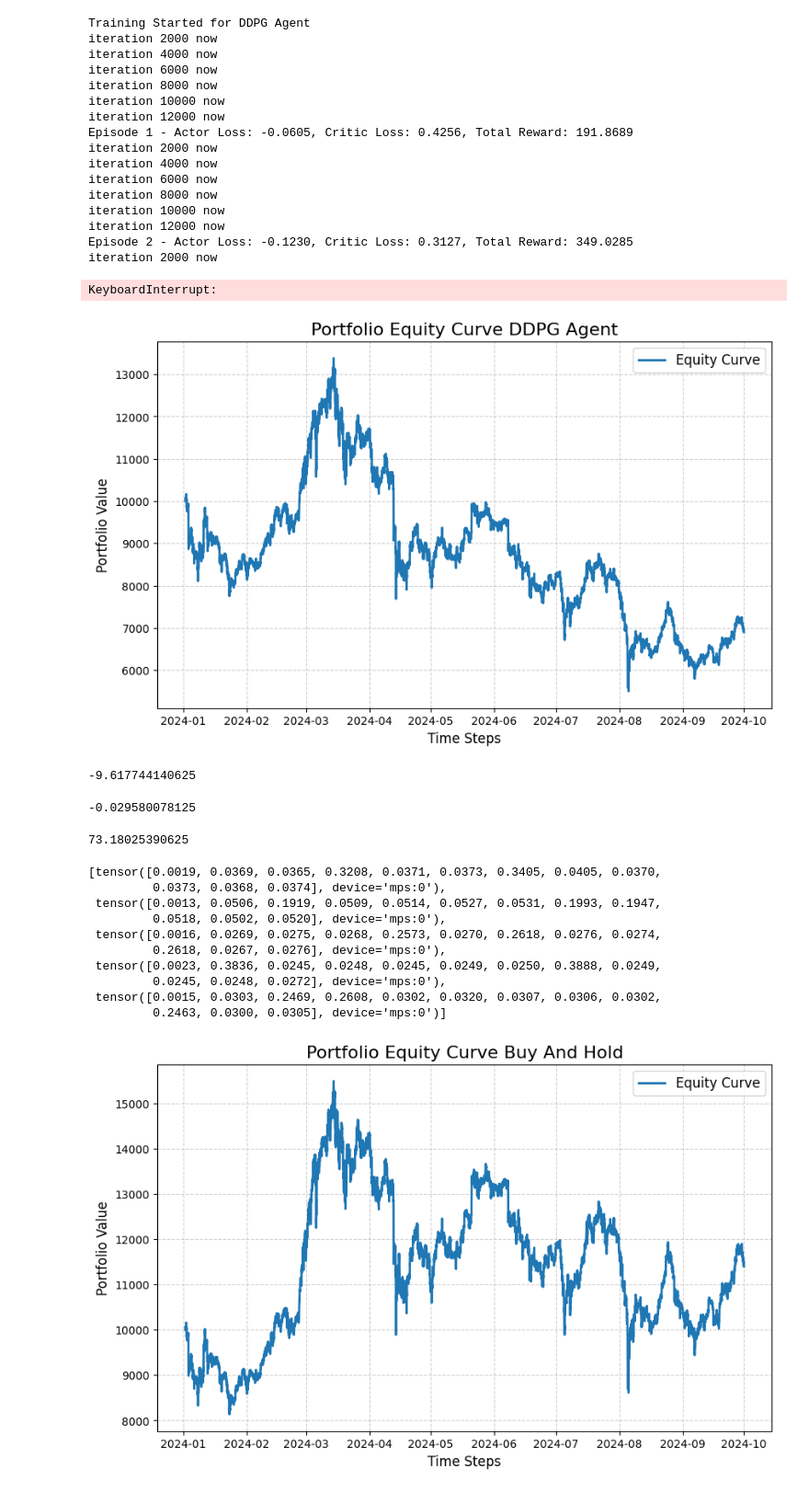
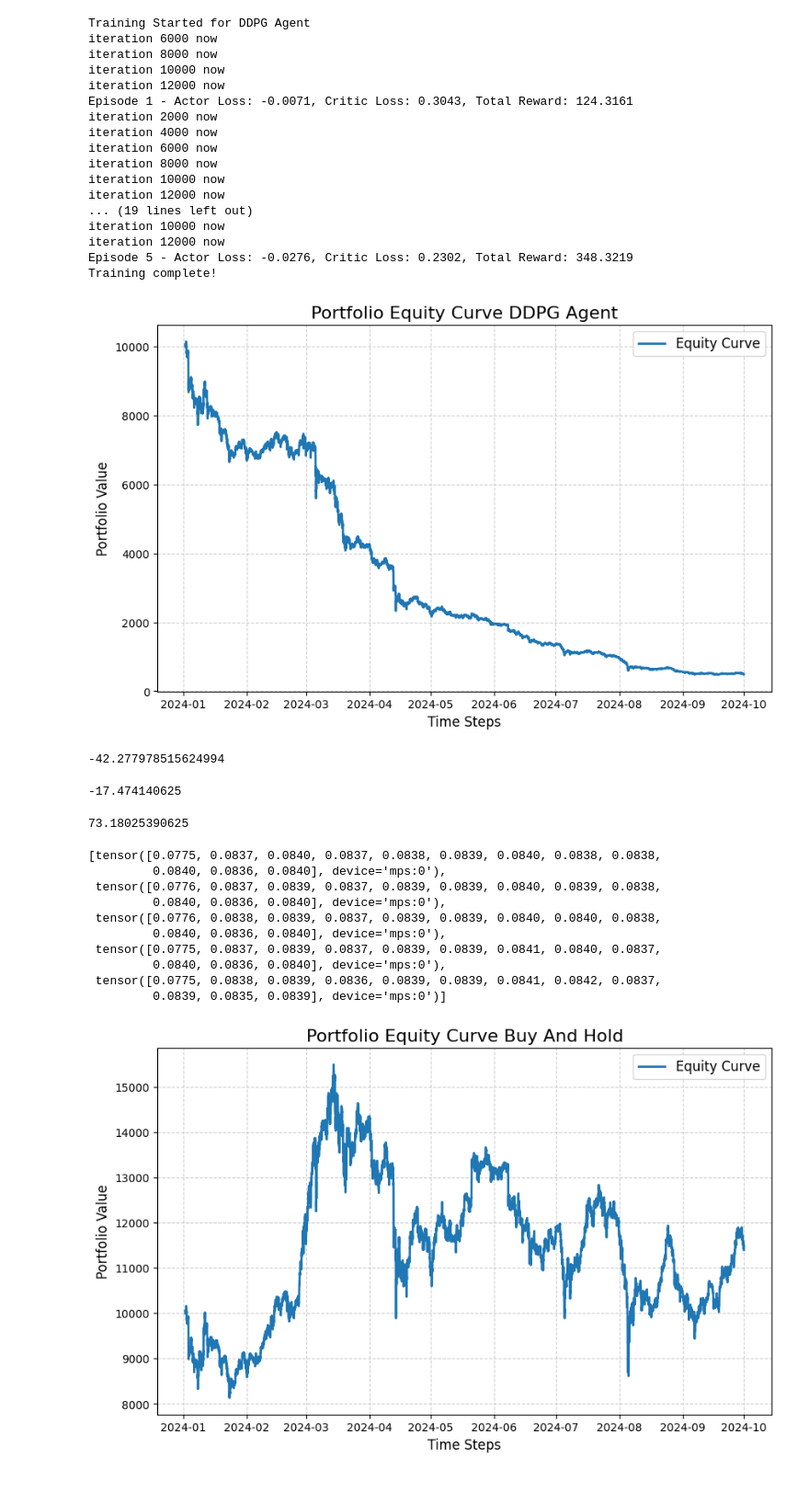
Before and after one commit to mrajancsr/deep-policy-gradient-portfolio, a Jupyter notebook: ddpgportfolio/agent/test.ipynb, the cells around one changed output. Shown at 92% size. Drawn from its saved outputs; the diff is of its cells as text; code cells hidden in the pictures.

Commit message:
finished training

```diff
--- a/ddpgportfolio/agent/test.ipynb
+++ b/ddpgportfolio/agent/test.ipynb
@@ -46,7 +46,7 @@ asset_names: List[str] = [
 
 portfolio = Portfolio(asset_names=asset_names, start_date=start_date)
 # kraken_ds = KrakenDataSet(portfolio, WINDOW_SIZE)
-agent = DDPGAgent(portfolio, BATCH_SIZE, WINDOW_SIZE, STEP_SIZE, 100)
+agent = DDPGAgent(portfolio, BATCH_SIZE, WINDOW_SIZE, STEP_SIZE)
 # %%
 def calculate_total_return(equity_curve):
     """
@@ -73,22 +73,22 @@ ds = KrakenDataSet(portfolio, 50, 1)
 agent.train(5);
 # %% [output]
 Training Started for DDPG Agent
+iteration 6000 now
+iteration 8000 now
+iteration 10000 now
+iteration 12000 now
+Episode 1 - Actor Loss: -0.0071, Critic Loss: 0.3043, Total Reward: 124.3161
 iteration 2000 now
 iteration 4000 now
 iteration 6000 now
 iteration 8000 now
 iteration 10000 now
 iteration 12000 now
-Episode 1 - Actor Loss: -0.0605, Critic Loss: 0.4256, Total Reward: 191.8689
-iteration 2000 now
-iteration 4000 now
-iteration 6000 now
-iteration 8000 now
+... (19 lines left out)
 iteration 10000 now
 iteration 12000 now
-Episode 2 - Actor Loss: -0.1230, Critic Loss: 0.3127, Total Reward: 349.0285
-iteration 2000 now
+Episode 5 - Actor Loss: -0.0276, Critic Loss: 0.2302, Total Reward: 348.3219
+Training complete!
-KeyboardInterrupt:
 # %%
 # checking pvm as it should be similar to buy and hold prior to training
 import numpy as np
@@ -98,44 +98,42 @@ ds = KrakenDataSet(portfolio, 50, 1)
 cl_price = portfolio.get_close_price()
 dates = cl_price.index
 
 
 pf_previous = 10000
 agent_equity_curve = [pf_previous]
 total_reward = 0
 weights = []
 
 for i in range(len(ds) + 48):
     Xt, prev_index = ds[i]
     yt = 1 / Xt[0, :, -2]
     yt = torch.concat([torch.ones(1), yt], dim=-1)
     wt = agent.pvm.get_memory_stack(prev_index + 1)
-    wt_cash = 1 - wt.sum()
-    wt = torch.concat([wt_cash.unsqueeze(0), wt], dim=-1)
     weights.append(wt)
     reward = torch.dot(wt, yt)
     pf_current = pf_previous * reward
     agent_equity_curve.append(pf_current.item())
     pf_previous = pf_current
 
 # Plot the equity curve
 plt.figure(figsize=(10, 6))
 plt.plot(dates[50:], agent_equity_curve, label="Equity Curve", linewidth=2)
 plt.title("Portfolio Equity Curve DDPG Agent", fontsize=16)
 plt.xlabel("Time Steps", fontsize=12)
 plt.ylabel("Portfolio Value", fontsize=12)
 plt.grid(True, linestyle="--", alpha=0.6)
 plt.legend(fontsize=12)
 plt.show()
 # %% [output]
-[figure, old version]
+[figure, new version]
 # %%
 calculate_total_return(agent_equity_curve)
 # %% [output]
--9.617744140625
+-42.277978515624994
 # %%
 calculate_total_return(agent_equity_curve)
 # %% [output]
--0.029580078125
+-17.474140625
 # %%
 calculate_total_return(agent_equity_curve)
 # %% [output]
@@ -145,16 +143,16 @@ portfolio.asset_names
 # %%
 weights[-5:]
 # %% [output]
-[tensor([0.0019, 0.0369, 0.0365, 0.3208, 0.0371, 0.0373, 0.3405, 0.0405, 0.0370,
-         0.0373, 0.0368, 0.0374], device='mps:0'),
- tensor([0.0013, 0.0506, 0.1919, 0.0509, 0.0514, 0.0527, 0.0531, 0.1993, 0.1947,
-         0.0518, 0.0502, 0.0520], device='mps:0'),
- tensor([0.0016, 0.0269, 0.0275, 0.0268, 0.2573, 0.0270, 0.2618, 0.0276, 0.0274,
-         0.2618, 0.0267, 0.0276], device='mps:0'),
- tensor([0.0023, 0.3836, 0.0245, 0.0248, 0.0245, 0.0249, 0.0250, 0.3888, 0.0249,
-         0.0245, 0.0248, 0.0272], device='mps:0'),
- tensor([0.0015, 0.0303, 0.2469, 0.2608, 0.0302, 0.0320, 0.0307, 0.0306, 0.0302,
-         0.2463, 0.0300, 0.0305], device='mps:0')]
+[tensor([0.0775, 0.0837, 0.0840, 0.0837, 0.0838, 0.0839, 0.0840, 0.0838, 0.0838,
+         0.0840, 0.0836, 0.0840], device='mps:0'),
+ tensor([0.0776, 0.0837, 0.0839, 0.0837, 0.0839, 0.0839, 0.0840, 0.0839, 0.0838,
+         0.0840, 0.0836, 0.0840], device='mps:0'),
+ tensor([0.0776, 0.0838, 0.0839, 0.0837, 0.0839, 0.0839, 0.0840, 0.0840, 0.0838,
+         0.0840, 0.0836, 0.0840], device='mps:0'),
+ tensor([0.0775, 0.0837, 0.0839, 0.0837, 0.0839, 0.0839, 0.0841, 0.0840, 0.0837,
+         0.0840, 0.0836, 0.0840], device='mps:0'),
+ tensor([0.0775, 0.0838, 0.0839, 0.0836, 0.0839, 0.0839, 0.0841, 0.0842, 0.0837,
+         0.0839, 0.0835, 0.0839], device='mps:0')]
 # %%
 # buy and hold
 buy_and_hold_weights = np.ones(12) / 12 # Equal allocation
```
Also changed, not shown: parts of 6 cells of this notebook, 7 other files.
